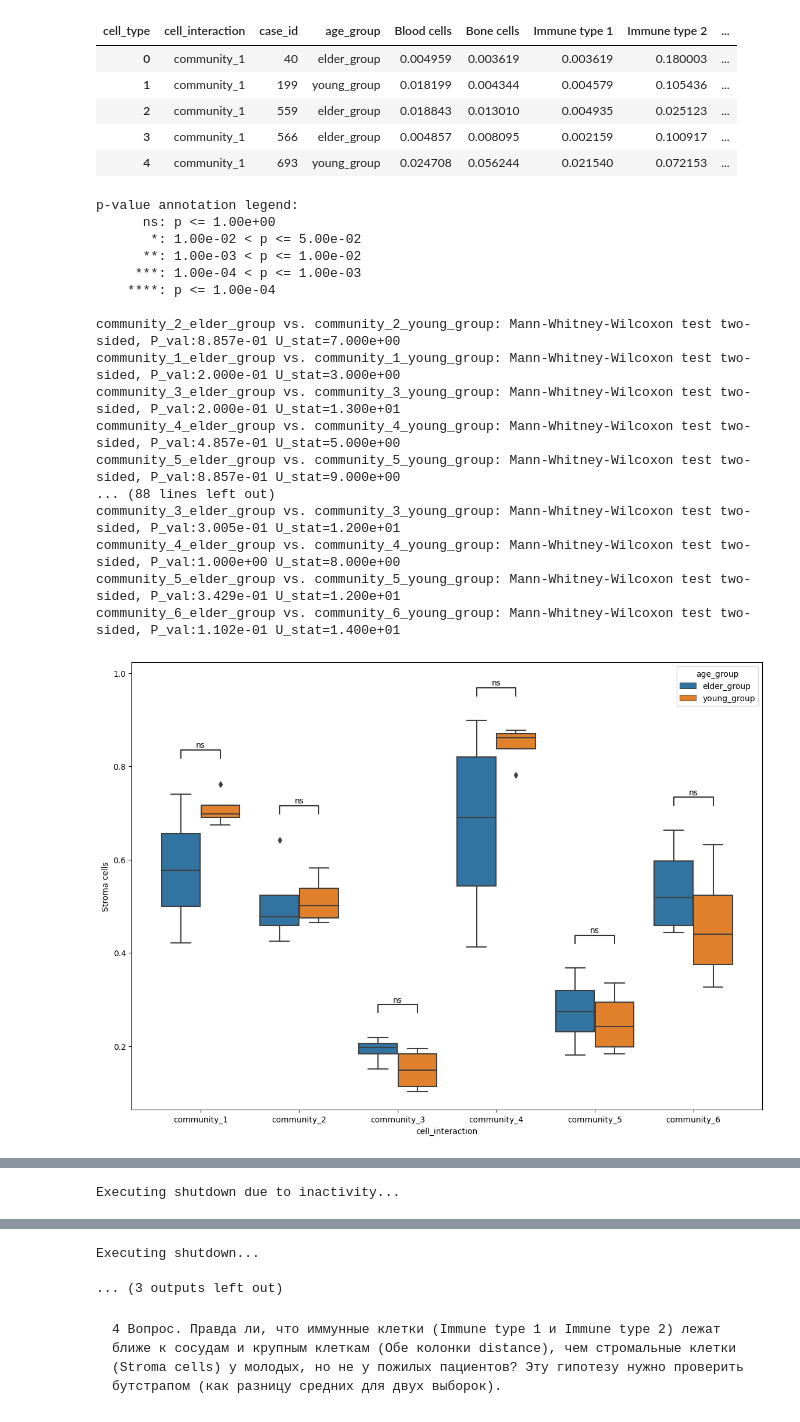
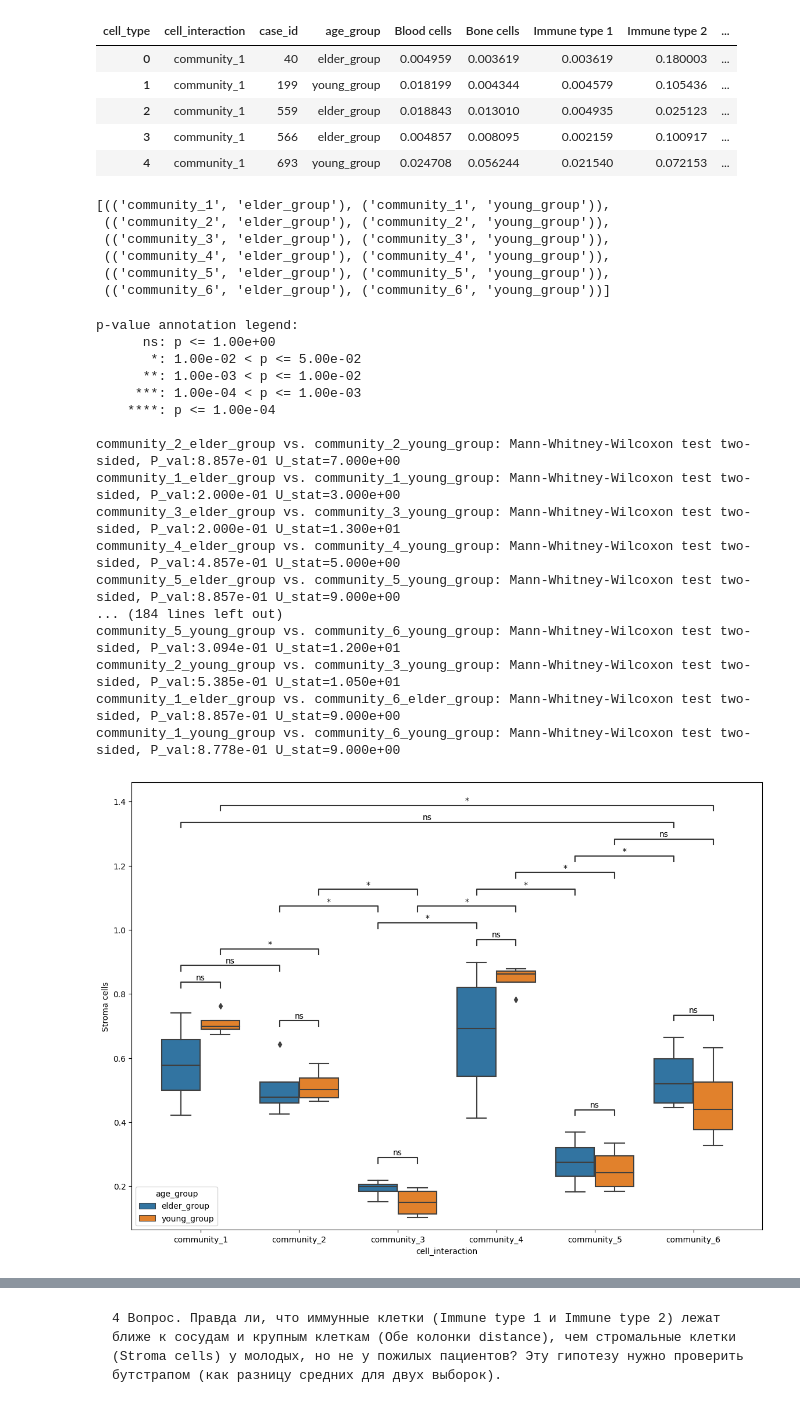
Before and after one commit to Rinengen/-----------------4, a Jupyter notebook: HW_4.ipynb, the cells around one changed output, grey strips where cells are left out. Cells and saved outputs as stored; diff of their text form; code cells hidden in the pictures.

```diff
--- a/HW_4.ipynb
+++ b/HW_4.ipynb
@@ -775,8 +965,3 @@ community
-# %%
-cell_types = [
-    'Blood cells', 'Bone cells', 'Immune type 1', 'Immune type 2',
-    'Largest cells', 'Stroma cells', 'Unclassified', 'Vasculature'
-]
 # %%
 community_melt = pd.melt(
     community, value_vars=cell_types, var_name='cell_type',
@@ -853,2 +988,5 @@ Blood cells_community_1 vs. Blood cells_community_2: t-test independent samples,
 # %% [markdown]
 Прежде всего нас интересуют не общие данные, а данные по конкретному пациенту: сравнивать будем у него есть ли стат.значимость между количеством разных клеток по микроокружению. Поэтому сравним их отдельно.
+# %%
+cell_types = ['Blood cells', 'Bone cells', 'Immune type 1', 'Immune type 2', 'Largest cells', 'Stroma cells', 'Unclassified', 'Vasculature']
+cell_interactions = ['community_1', 'community_2', 'community_3', 'community_4', 'community_5', 'community_6']
@@ -1494,43 +1411,63 @@ community_cell_count.head()
 | 2 | community_1 | 559 | elder_group | 0.018843 | 0.013010 | 0.004935 | 0.025123 | ... |
 | 3 | community_1 | 566 | elder_group | 0.004857 | 0.008095 | 0.002159 | 0.100917 | ... |
 | 4 | community_1 | 693 | young_group | 0.024708 | 0.056244 | 0.021540 | 0.072153 | ... |
+# %%
+hue_order=['elder_group','young_group']
+pairs = [((i, 'elder_group'), (i, 'young_group'))
+        for i in community_cell_count['cell_interaction'].unique()
+    ]
+pairs
+# %% [output]
+[(('community_1', 'elder_group'), ('community_1', 'young_group')),
+ (('community_2', 'elder_group'), ('community_2', 'young_group')),
+ (('community_3', 'elder_group'), ('community_3', 'young_group')),
+ (('community_4', 'elder_group'), ('community_4', 'young_group')),
+ (('community_5', 'elder_group'), ('community_5', 'young_group')),
+ (('community_6', 'elder_group'), ('community_6', 'young_group'))]
 # %%
 for i in df['cell_type'].unique():
     x='cell_interaction'
     y = i
     hue = 'age_group'
 
     hue_order=['elder_group','young_group']
-    pairs = [((i, 'elder_group'), (i, 'young_group'))
+    pairs = [
+        ((i, 'elder_group'), (i, 'young_group'))
         for i in community_cell_count['cell_interaction'].unique()
+    ]
+
+    pairs = pairs + [
+        ((cell_interactions[i], j), (cell_interactions[i-1], j))
+        for i in range(len(cell_interactions))
+                for j in hue_order
     ]
 
 
     plt.figure(figsize=(14,10))
     ax = sns.boxplot(
     data=community_cell_count, x='cell_interaction',
     y = y, hue=hue, hue_order=hue_order
     )
 
     annotator = Annotator(ax, pairs, data=community_cell_count, x=x, y=y,hue_order=hue_order, hue=hue)
     annotator.configure(test='Mann-Whitney', text_format='star', loc='inside')
     annotator.apply_and_annotate()
 # %% [output]
 p-value annotation legend:
       ns: p <= 1.00e+00
        *: 1.00e-02 < p <= 5.00e-02
       **: 1.00e-03 < p <= 1.00e-02
      ***: 1.00e-04 < p <= 1.00e-03
     ****: p <= 1.00e-04
 
 community_2_elder_group vs. community_2_young_group: Mann-Whitney-Wilcoxon test two-sided, P_val:8.857e-01 U_stat=7.000e+00
 community_1_elder_group vs. community_1_young_group: Mann-Whitney-Wilcoxon test two-sided, P_val:2.000e-01 U_stat=3.000e+00
 community_3_elder_group vs. community_3_young_group: Mann-Whitney-Wilcoxon test two-sided, P_val:2.000e-01 U_stat=1.300e+01
 community_4_elder_group vs. community_4_young_group: Mann-Whitney-Wilcoxon test two-sided, P_val:4.857e-01 U_stat=5.000e+00
 community_5_elder_group vs. community_5_young_group: Mann-Whitney-Wilcoxon test two-sided, P_val:8.857e-01 U_stat=9.000e+00
-... (88 lines left out)
-community_3_elder_group vs. community_3_young_group: Mann-Whitney-Wilcoxon test two-sided, P_val:3.005e-01 U_stat=1.200e+01
-community_4_elder_group vs. community_4_young_group: Mann-Whitney-Wilcoxon test two-sided, P_val:1.000e+00 U_stat=8.000e+00
-community_5_elder_group vs. community_5_young_group: Mann-Whitney-Wilcoxon test two-sided, P_val:3.429e-01 U_stat=1.200e+01
-community_6_elder_group vs. community_6_young_group: Mann-Whitney-Wilcoxon test two-sided, P_val:1.102e-01 U_stat=1.400e+01
+... (184 lines left out)
+community_5_young_group vs. community_6_young_group: Mann-Whitney-Wilcoxon test two-sided, P_val:3.094e-01 U_stat=1.200e+01
+community_2_young_group vs. community_3_young_group: Mann-Whitney-Wilcoxon test two-sided, P_val:5.385e-01 U_stat=1.050e+01
+community_1_elder_group vs. community_6_elder_group: Mann-Whitney-Wilcoxon test two-sided, P_val:8.857e-01 U_stat=9.000e+00
+community_1_young_group vs. community_6_young_group: Mann-Whitney-Wilcoxon test two-sided, P_val:8.778e-01 U_stat=9.000e+00
-[figure, old version]
+[figure, new version]
@@ -1544 +1480,0 @@ community_6_elder_group vs. community_6_young_group: Mann-Whitney-Wilcoxon test
-Executing shutdown due to inactivity...
@@ -1546,5 +1481,3 @@ Executing shutdown due to inactivity...
-Executing shutdown...
-... (3 outputs left out)
 # %% [markdown]
     4 Вопрос. Правда ли, что иммунные клетки (Immune type 1 и Immune type 2) лежат ближе к сосудам и крупным клеткам (Обе колонки distance), чем стромальные клетки (Stroma cells) у молодых, но не у пожилых пациентов? Эту гипотезу нужно проверить бутстрапом (как разницу средних для двух выборок).
 # %% [markdown]
```
Also changed, not shown: parts of 63 cells of this notebook.
